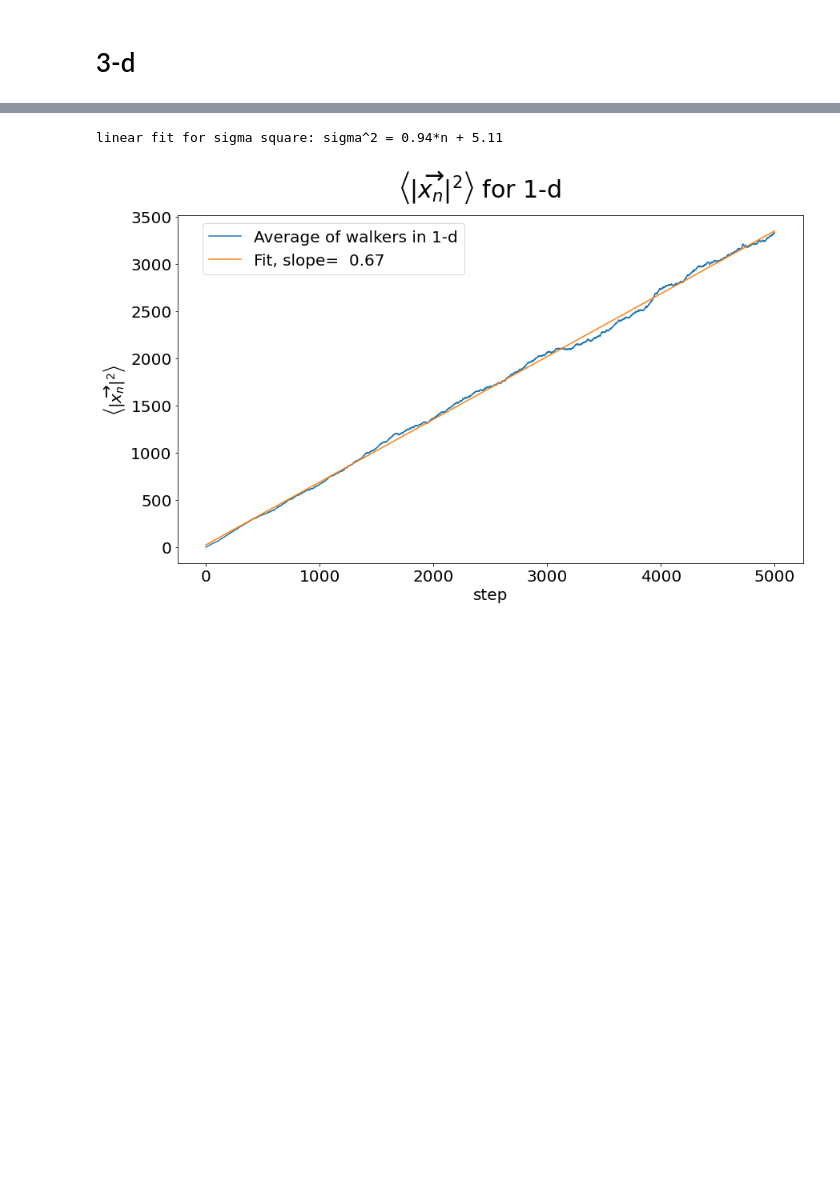
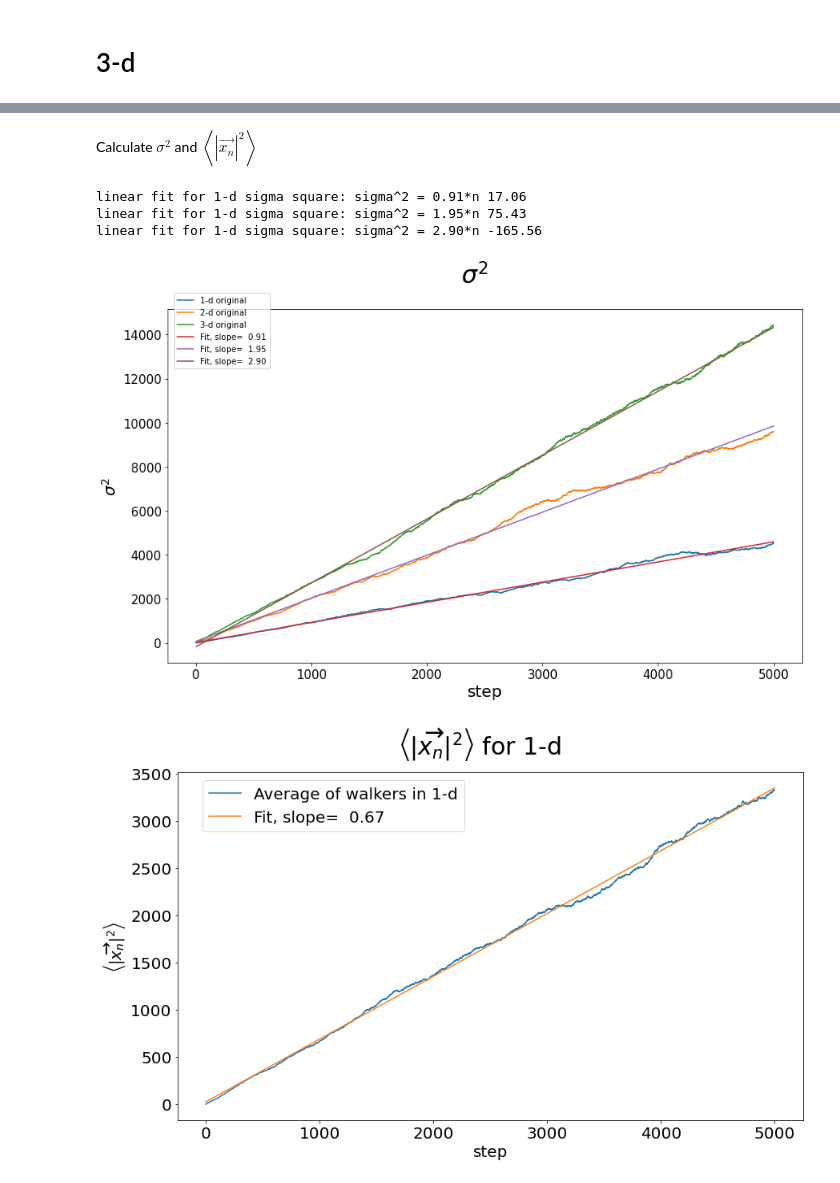
Before and after one commit to ubsuny/tensorflow-probability-CarlatBuffalo, a Jupyter notebook: RandomNumbers/P1_random_walkers.ipynb, the cells around one changed output, grey strips where cells are left out. Drawn from its saved outputs; the diff is of its cells as text; code cells hidden in the pictures; blank space fills up the shorter version.

```diff
--- a/RandomNumbers/P1_random_walkers.ipynb
+++ b/RandomNumbers/P1_random_walkers.ipynb
@@ -96,12 +96,51 @@ show()
+# %% [markdown]
+Calculate $\sigma^2$ and
+$\left< {|\overrightarrow{x_n}|}^2 \right>$
 # %%
 # get sigma^2,its fit and <xn^2>
+# 1-d
 sigma2_1d,xn2_1d = sigma2(x1d)
 sigfit_1d = np.polyfit(n,sigma2_1d,1)
 xn2fit_1d = np.polyfit(n,xn2_1d,1)
+
+# 2-d
+sigma2_2d,xn2_2d = sigma2(x2d)
+sigfit_2d = np.polyfit(n,sigma2_2d,1)
+xn2fit_2d = np.polyfit(n,xn2_2d,1)
+
+# 3-d
+sigma2_3d,xn2_3d = sigma2(x3d)
+sigfit_3d = np.polyfit(n,sigma2_3d,1)
+xn2fit_3d = np.polyfit(n,xn2_3d,1)
-# %%
-print('linear fit for sigma square: sigma^2 = {0:.2f}*n + {1:.2f}'.format(res1d[0],res1d[1]))
-# %% [output]
-linear fit for sigma square: sigma^2 = 0.94*n + 5.11
+# %%
+print('linear fit for 1-d sigma square: sigma^2 = {0:.2f}*n {1:.2f}'.format(sigfit_1d[0],sigfit_1d[1]))
+print('linear fit for 1-d sigma square: sigma^2 = {0:.2f}*n {1:.2f}'.format(sigfit_2d[0],sigfit_2d[1]))
+print('linear fit for 1-d sigma square: sigma^2 = {0:.2f}*n {1:.2f}'.format(sigfit_3d[0],sigfit_3d[1]))
+# %% [output]
+linear fit for 1-d sigma square: sigma^2 = 0.91*n 17.06
+linear fit for 1-d sigma square: sigma^2 = 1.95*n 75.43
+linear fit for 1-d sigma square: sigma^2 = 2.90*n -165.56
+# %%
+# plot sigma^2 and its fit
+fig, ax = plt.subplots(1,1,figsize=(14,8))
+
+
+ax.plot(sigma2_1d,label='1-d original')
+ax.plot(sigma2_2d,label='2-d original')
+ax.plot(sigma2_3d,label='3-d original')
+
+ax.plot(sigfit_1d[0]*n+sigfit_1d[1],label='Fit, slope=%6.2f' % sigfit_1d[0])
+ax.plot(sigfit_2d[0]*n+sigfit_2d[1],label='Fit, slope=%6.2f' % sigfit_2d[0])
+ax.plot(sigfit_3d[0]*n+sigfit_3d[1],label='Fit, slope=%6.2f' % sigfit_3d[0])
+
+fig.suptitle(r'$\sigma^2$',fontsize=30)
+fig.legend(loc=(0.11,0.75),fontsize=10)
+ax.tick_params(axis='both',labelsize=15)
+ax.set_xlabel("step",fontsize=20)
+ax.set_ylabel(r"$\sigma^2$",fontsize=20)
+show()
+# %% [output]
+[figure, added]
 # %%
 # Plot the mean displacement
 fig, ax = plt.subplots(1,1,figsize=(12,8))
```
Also changed, not shown: parts of 3 cells of this notebook.
